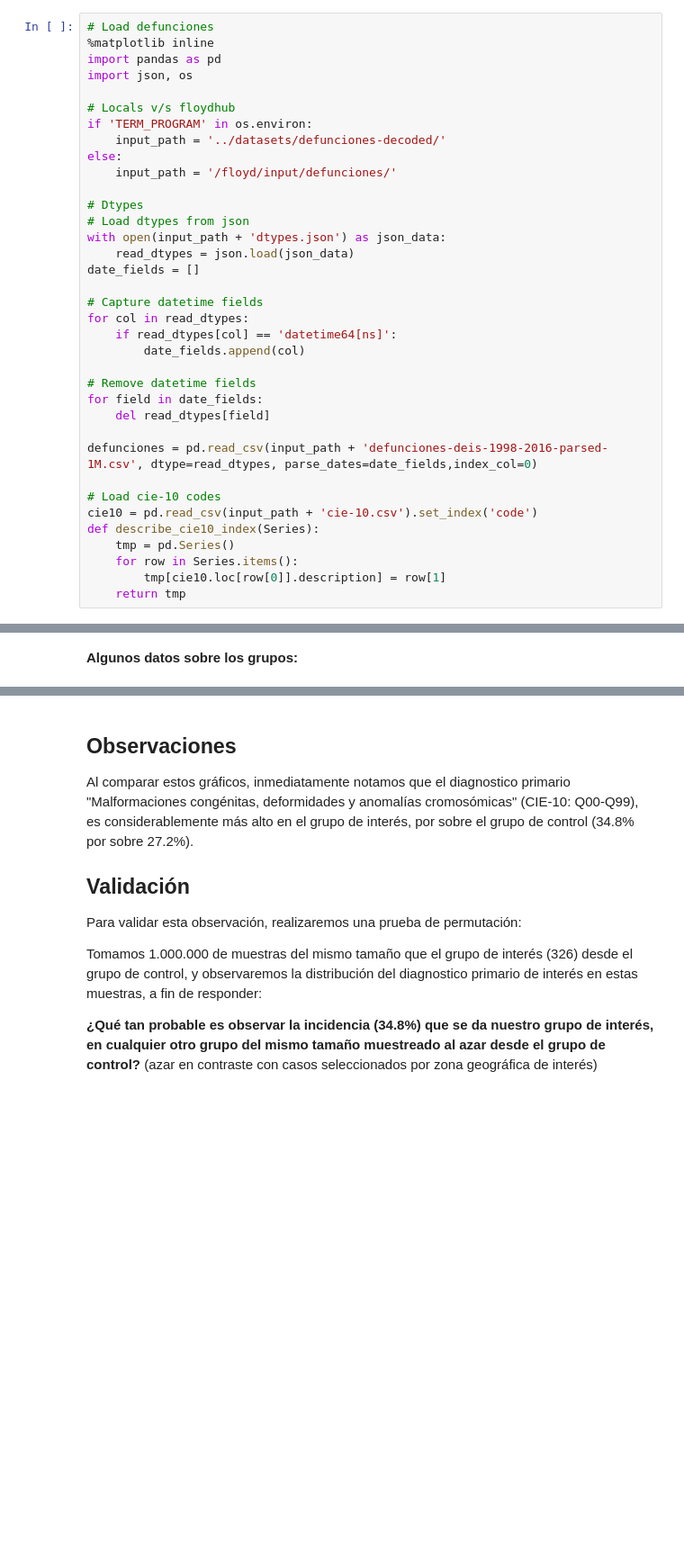
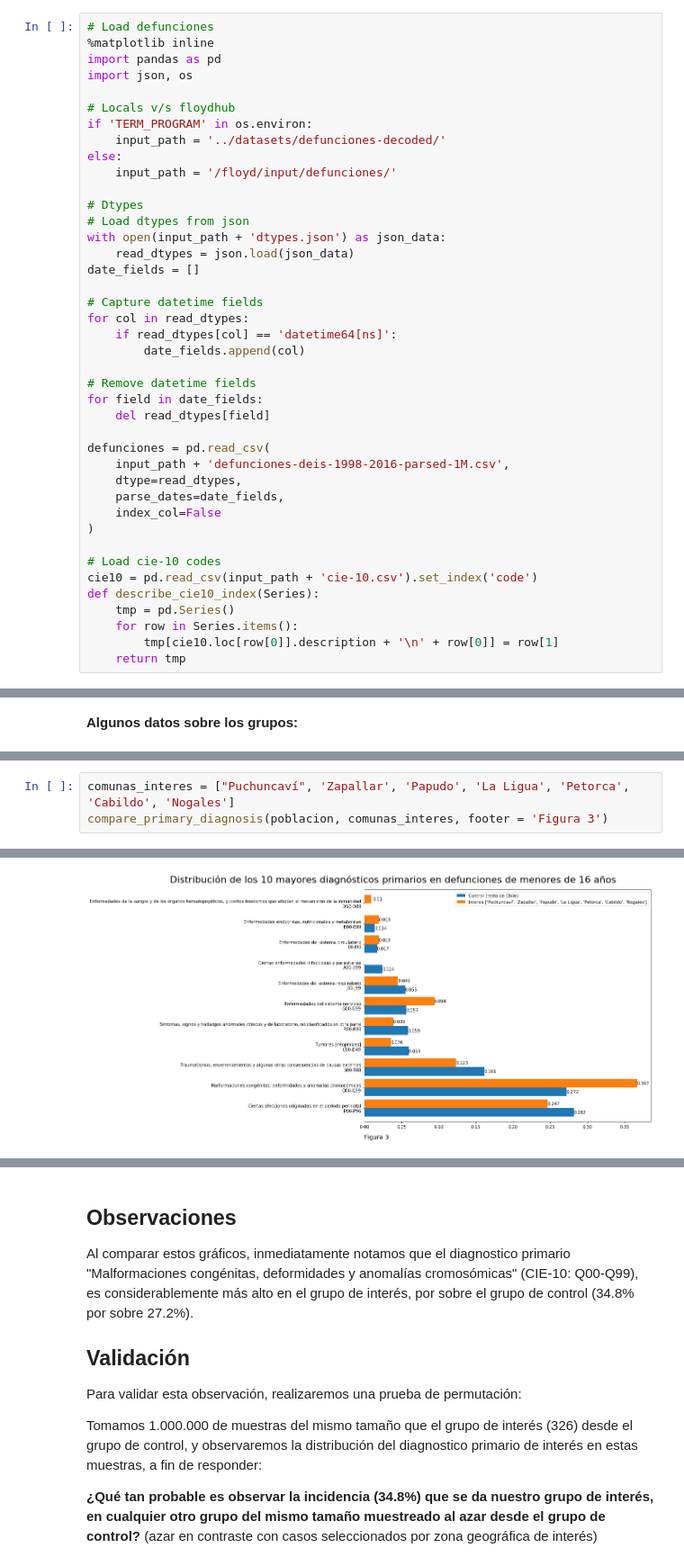
Before and after one commit to verasativa/zonacritica, a Jupyter notebook: readme.ipynb, the cells around one changed output, grey strips where cells are left out. Shown at 90% size. Drawn from its saved outputs; the diff is of its cells as text; blank space fills up the shorter version.

```diff
--- a/readme.ipynb
+++ b/readme.ipynb
@@ -44,12 +44,17 @@ for col in read_dtypes:
 for field in date_fields:
     del read_dtypes[field]
 
-defunciones = pd.read_csv(input_path + 'defunciones-deis-1998-2016-parsed-1M.csv', dtype=read_dtypes, parse_dates=date_fields,index_col=0)
+defunciones = pd.read_csv(
+    input_path + 'defunciones-deis-1998-2016-parsed-1M.csv',
+    dtype=read_dtypes,
+    parse_dates=date_fields,
+    index_col=False
+)
 
 # Load cie-10 codes
 cie10 = pd.read_csv(input_path + 'cie-10.csv').set_index('code')
 def describe_cie10_index(Series):
     tmp = pd.Series()
     for row in Series.items():
-        tmp[cie10.loc[row[0]].description] = row[1]
+        tmp[cie10.loc[row[0]].description + '\n' + row[0]] = row[1]
     return tmp
@@ -132,0 +412,4 @@ mp.savefig('assets/10diagnosticos.png', bbox_inches='tight')
+# %%
+comunas_interes = ["Puchuncaví", 'Zapallar', 'Papudo', 'La Ligua', 'Petorca', 'Cabildo', 'Nogales']
+compare_primary_diagnosis(poblacion, comunas_interes, footer = 'Figura 3')
+# %% [output]
@@ -132,0 +420 @@ mp.savefig('assets/10diagnosticos.png', bbox_inches='tight')
+[figure, added]
```
Also changed, not shown: parts of 22 cells of this notebook.
